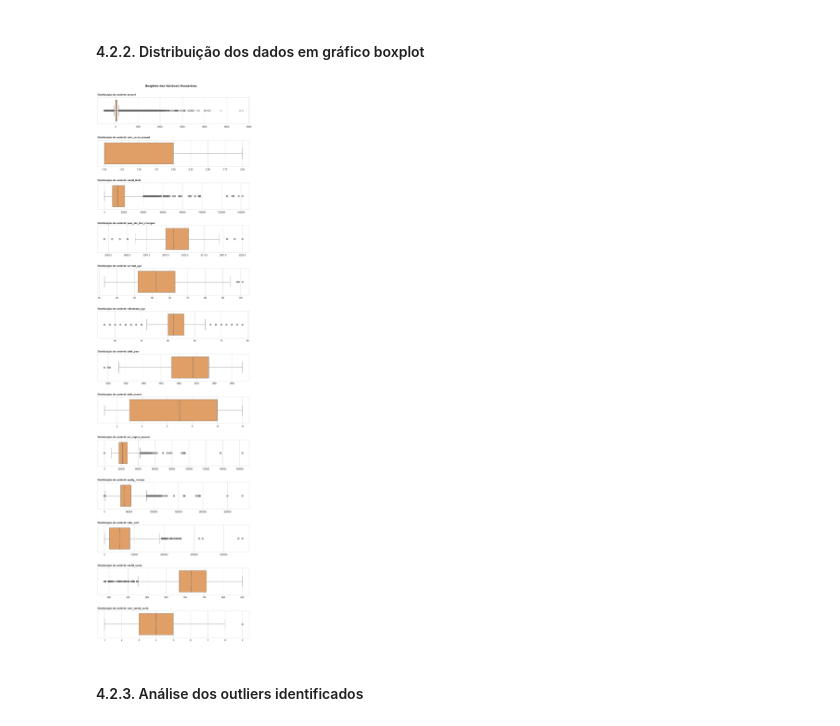
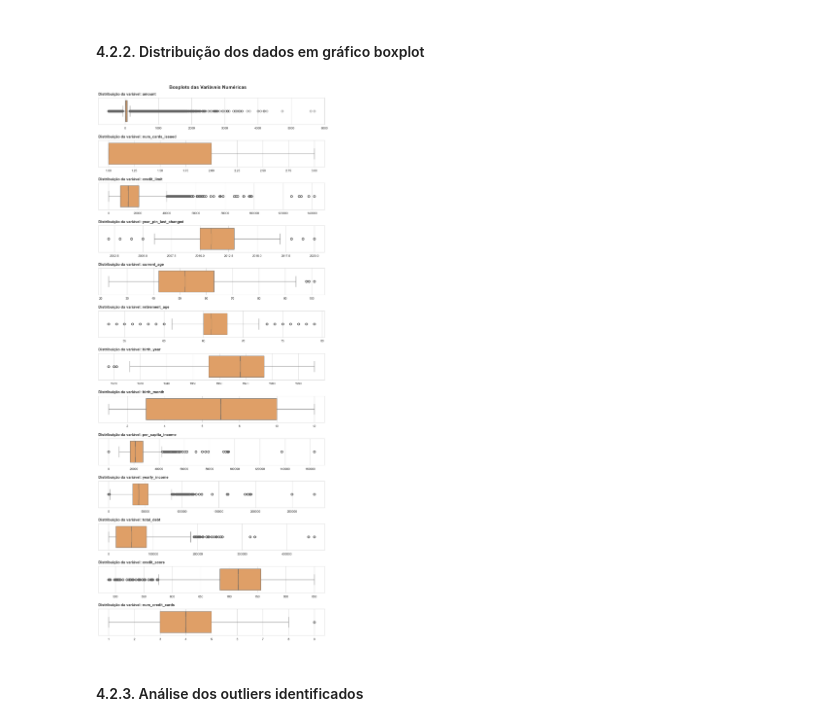
Before and after one commit to emso-exe/Deteccao_de_fraude_em_transacoes_financeiras, a Jupyter notebook: 001_analise_exploratoria.ipynb, the cells around one changed output. Saved outputs shown, nothing was run; the diff lists cells and outputs as text; code cells hidden in the pictures.

```diff
--- a/001_analise_exploratoria.ipynb
+++ b/001_analise_exploratoria.ipynb
@@ -393,38 +393,41 @@ colunas_numericas = df_train_val.select_dtypes(
 n_plots = len(colunas_numericas)
 
 # Cria a figura e os subplots dinamicamente
-fig, axs = plt.subplots(n_plots, 1, figsize=(12, 3 * n_plots),
+fig, axs = plt.subplots(n_plots, 1, figsize=(12, 2 * n_plots),
                         gridspec_kw={'hspace': 0.6})
 
 # Se houver apenas um gráfico, ajusta axs para ser uma lista
 if n_plots == 1:
     axs = [axs]
 
 # Loop para criar cada boxplot
 for ax, col in zip(axs, colunas_numericas):
     sns.boxplot(x=df_train_val[col], ax=ax, notch=True,
                 color='#f39e53', orient='h')
+
     # Define título e remove rótulos dos eixos para evitar poluição visual
     ax.set_title(f'Distribuição da variável: {col}', loc='left', fontsize=11,
                  pad=8, fontweight='bold')
     ax.set(xlabel='', ylabel='')
+
     # Ajusta o tamanho dos rótulos
-    ax.tick_params(labelsize=10)
+    ax.tick_params(labelsize=9)
+
     # Exibe os números no eixo x sem notação científica
     ax.ticklabel_format(style='plain', axis='x')
 
 # Ajuste manual do espaço superior (local do título)
 fig.subplots_adjust(top=0.96)
 
 # Adiciona um título geral
 fig.suptitle(
     'Boxplots das Variáveis Numéricas', fontsize=14, fontweight='bold')
 
 # Ajusta o layout para evitar sobreposição
 plt.tight_layout()
 plt.show()
 # %% [output]
-[figure, old version]
+[figure, new version]
 # %% [markdown]
 #### 4.2.3. Análise dos outliers identificados
 # %%
```
Also changed, not shown: parts of 3 cells of this notebook.
